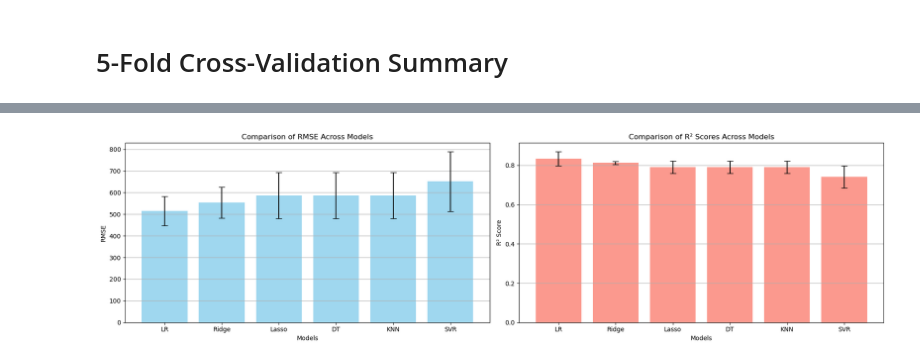
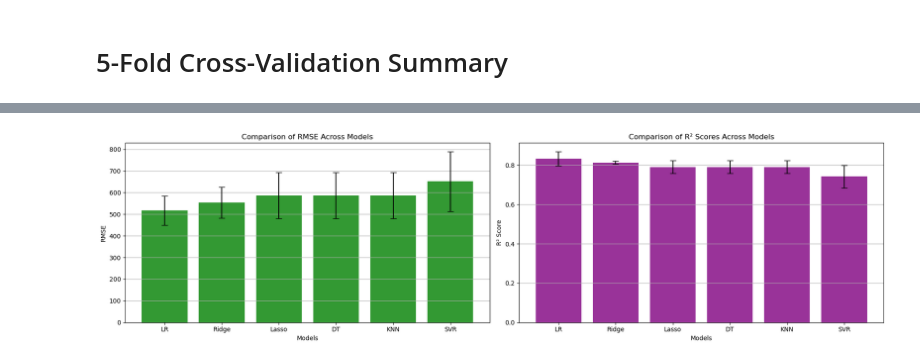
Before and after one commit to BoushBoo/pvt-prediction-ml-, a Jupyter notebook: Phase 1/Pb (782).ipynb, the cells around one changed output, grey strips where cells are left out. Drawn from its saved outputs; the diff is of its cells as text; code cells hidden in the pictures.

```diff
--- a/Phase 1/Pb (782).ipynb
+++ b/Phase 1/Pb (782).ipynb
@@ -499,33 +483,32 @@ print(cv_df)
 # %%
 # Short x labels to match your preferred style
 x_labels = ["LR", "Ridge", "Lasso", "DT", "KNN", "SVR"]
 
 # Pull values from cv_df in the correct order
 rmse_values = cv_df["RMSE Mean"].values
 rmse_std = cv_df["RMSE Std"].values
 r2_values = cv_df["R² Mean"].values
 r2_std = cv_df["R² Std"].values
 
 # Set up side-by-side bar plots
 plt.style.use('default')
 fig, axs = plt.subplots(1, 2, figsize=(18, 5))
 
 # Plot RMSE
-axs[0].bar(x_labels, rmse_values, yerr=rmse_std, capsize=5, color='skyblue', alpha=0.8)
+axs[0].bar(x_labels, rmse_values, yerr=rmse_std, capsize=5, color='green', alpha=0.8)
 axs[0].set_title("Comparison of RMSE Across Models")
 axs[0].set_xlabel("Models")
 axs[0].set_ylabel("RMSE")
 axs[0].grid(axis='y')
 
 # Plot R²
-axs[1].bar(x_labels, r2_values, yerr=r2_std, capsize=5, color='salmon', alpha=0.8)
+axs[1].bar(x_labels, r2_values, yerr=r2_std, capsize=5, color='purple', alpha=0.8)
 axs[1].set_title("Comparison of R² Scores Across Models")
 axs[1].set_xlabel("Models")
 axs[1].set_ylabel("R² Score")
 axs[1].grid(axis='y')
 
-# Format and show
 plt.tight_layout()
 plt.show()
 # %% [output]
-[figure, old version]
+[figure, new version]
```
Also changed, not shown: parts of 9 cells of this notebook, 1 other file.
